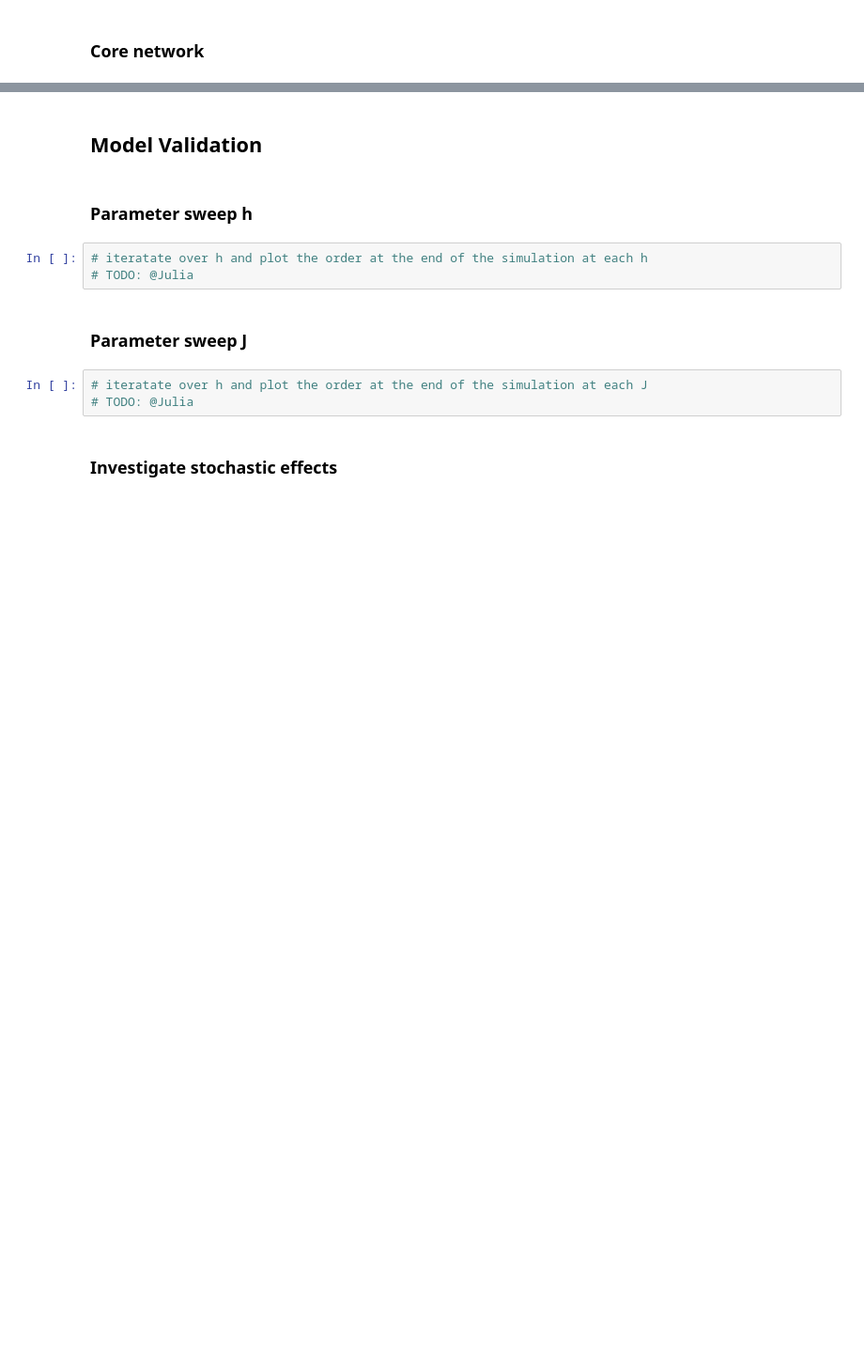
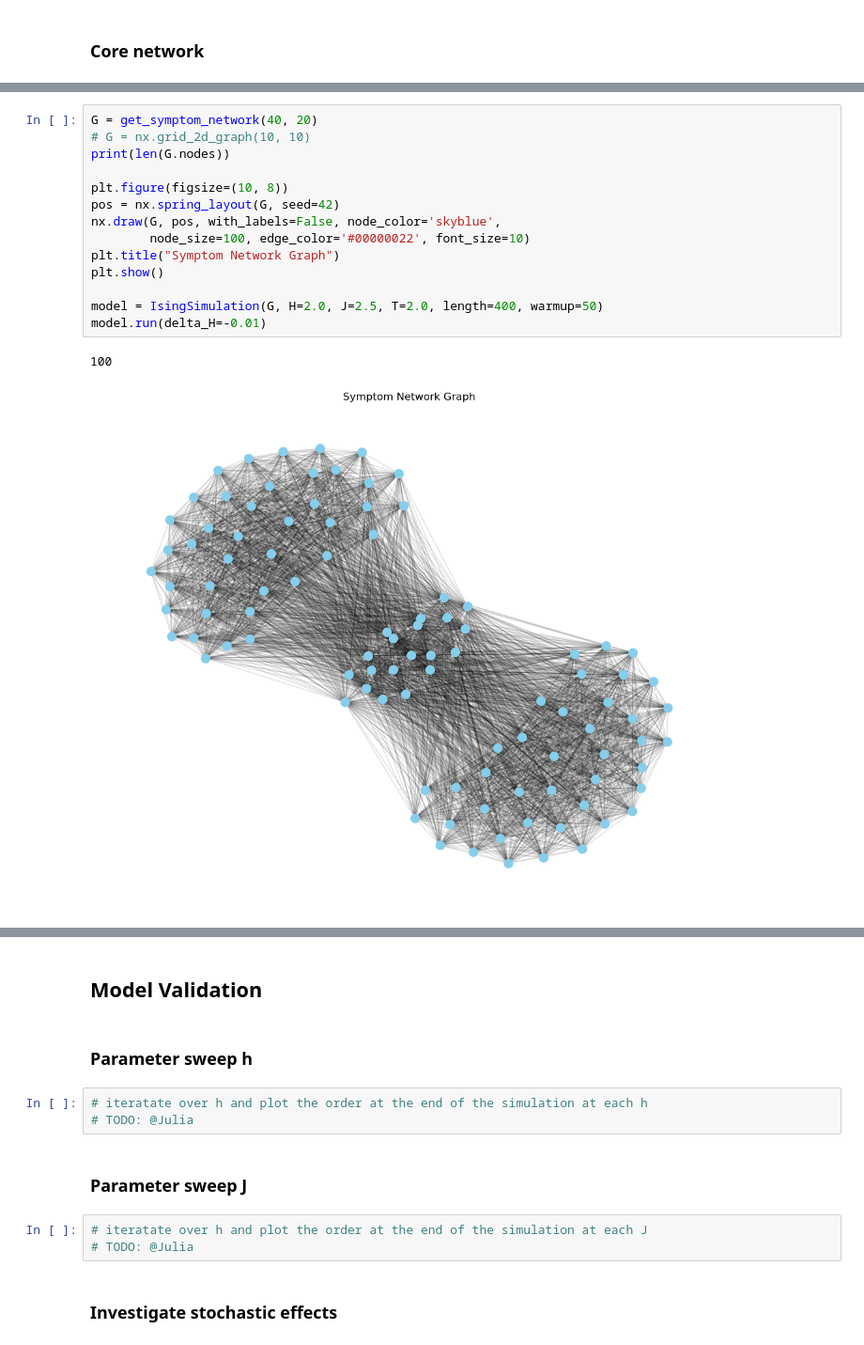
Before and after one commit to kylehtunis/psychopathology_css, a Jupyter notebook: project.ipynb, the cells around one changed output, grey strips where cells are left out. Shown at 94% size. Cells and saved outputs as stored; diff of their text form; blank space fills up the shorter version.

Commit message:
covariance, animations, symptom network

```diff
--- a/project.ipynb
+++ b/project.ipynb
@@ -216,3 +244,20 @@ plt.show()
+# %%
+G = get_symptom_network(40, 20)
+# G = nx.grid_2d_graph(10, 10)
+print(len(G.nodes))
+
+plt.figure(figsize=(10, 8))
+pos = nx.spring_layout(G, seed=42)
+nx.draw(G, pos, with_labels=False, node_color='skyblue',
+        node_size=100, edge_color='#00000022', font_size=10)
+plt.title("Symptom Network Graph")
+plt.show()
+
+model = IsingSimulation(G, H=2.0, J=2.5, T=2.0, length=400, warmup=50)
+model.run(delta_H=-0.01)
+# %% [output]
+100
+[figure, added]
 # %%
 fig, (ax1, ax2) = plt.subplots(2, 1, figsize=(10, 8), sharex=True)
 
```
Also changed, not shown: parts of 11 cells of this notebook, 1 other file.
